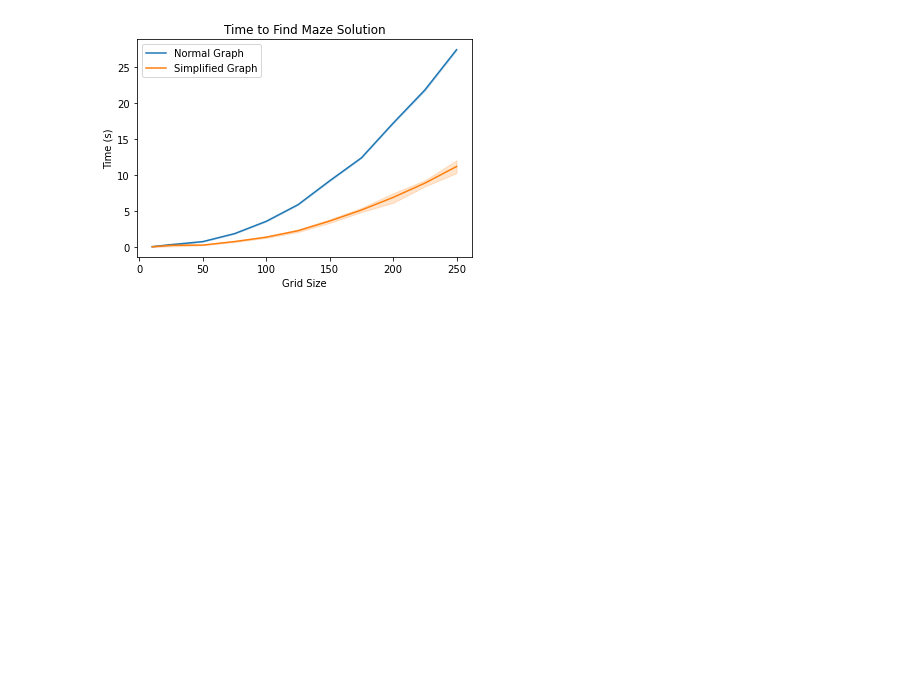
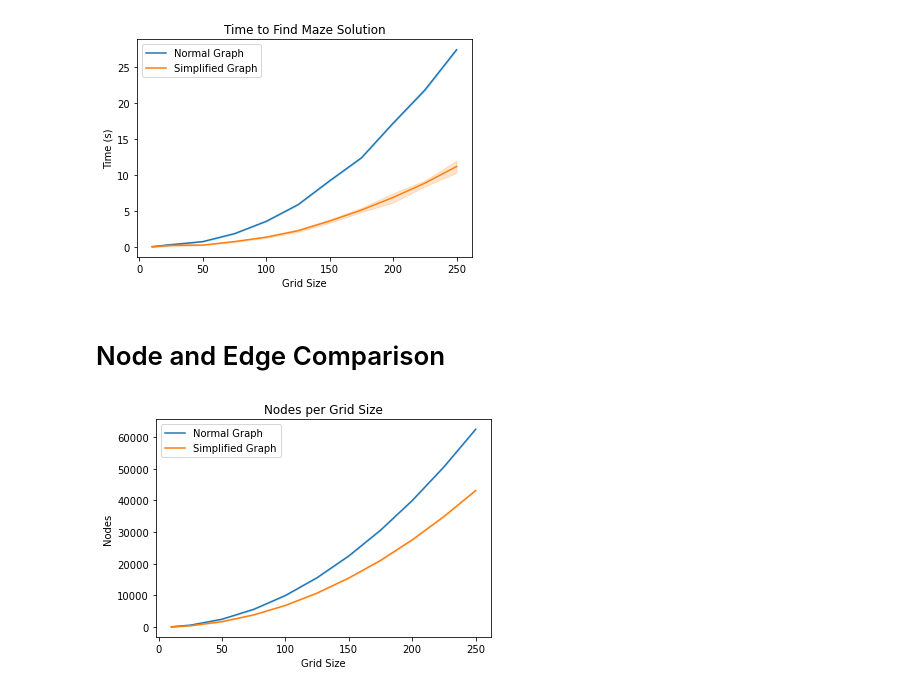
Before and after one commit to bi3mer/simplifying_graphs_for_pathfinding, a Jupyter notebook: Maze_Graphing.ipynb, the cells around one changed output. Saved outputs shown, nothing was run; the diff lists cells and outputs as text; code cells hidden in the pictures; blank space fills up the shorter version.

```diff
--- a/Maze_Graphing.ipynb
+++ b/Maze_Graphing.ipynb
@@ -31,3 +32,28 @@ sns.lineplot(data=df[df['Type'] == 'HG'], x="Grid Size", y='Time (s)', label='Si
 plt.savefig('G_HG.png', facecolor='WHITE')
 # %% [output]
 [figure]
+# %% [markdown]
+# Node and Edge Comparison
+# %%
+df = pd.DataFrame(columns=['Grid Size', 'Type', 'Nodes', 'Edges'])
+for name in os.listdir('mazes'):
+    base_path = os.path.join('mazes', name)
+    if not os.path.isdir(base_path):
+        continue
+
+    seed, size = name.split('_')
+    with open(os.path.join(base_path, 'maze_graph.pkl'), 'rb') as f:
+        G = pickle.load(f)
+
+    with open(os.path.join(base_path, 'maze_hyper_graph.pkl'), 'rb') as f:
+        HG = pickle.load(f)
+
+    df = df.append({'Grid Size': int(size), 'Type': 'Normal Graph', 'Nodes': float(len(G.nodes)), 'Edges': float(len(G.edges))}, ignore_index=True)
+    df = df.append({'Grid Size': int(size), 'Type': 'Simplified Graph', 'Nodes': float(len(HG.nodes)), 'Edges': float(len(HG.edges))}, ignore_index=True)
+# %%
+plt.title('Nodes per Grid Size')
+sns.lineplot(data=df[df['Type'] == 'Normal Graph'], x="Grid Size", y='Nodes', label='Normal Graph')
+sns.lineplot(data=df[df['Type'] == 'Simplified Graph'], x="Grid Size", y='Nodes', label='Simplified Graph')
+plt.savefig('nodes.png', facecolor='WHITE')
+# %% [output]
+[figure, added]
```
Also changed, not shown: parts of 5 cells of this notebook, 5 other files.
